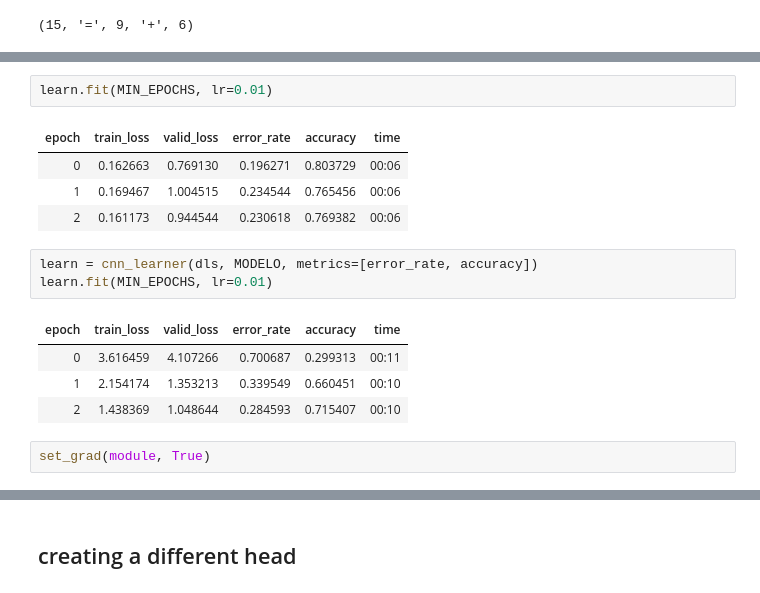
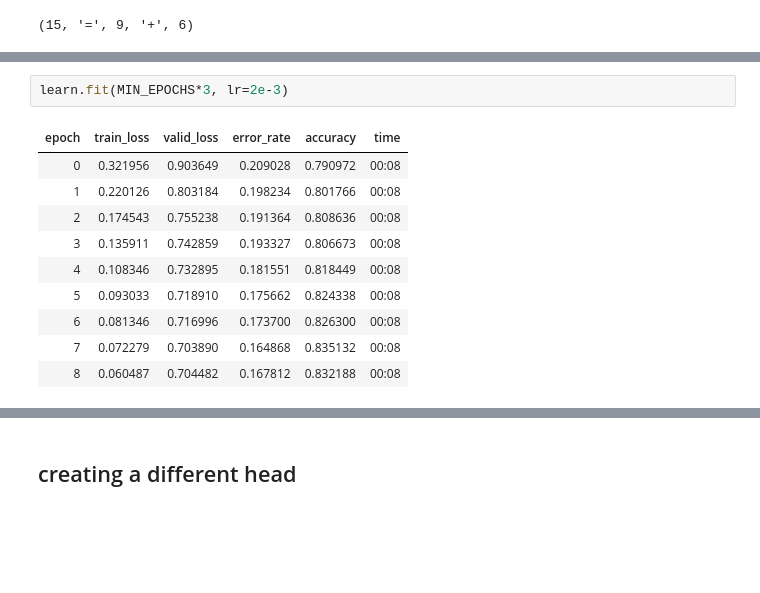
Before and after one commit to tyoc213/blog, a Jupyter notebook: __explorations__/2020_53/flowers and resnet18.ipynb, the cells around one changed output, grey strips where cells are left out. Drawn from its saved outputs; the diff is of its cells as text; blank space fills up the shorter version.

```diff
--- a/__explorations__/2020_53/flowers and resnet18.ipynb
+++ b/__explorations__/2020_53/flowers and resnet18.ipynb
@@ -297,17 +614,13 @@ learn.fit(MIN_EPOCHS, lr=0.01)
 # %%
-learn.fit(MIN_EPOCHS, lr=0.01)
+learn.fit(MIN_EPOCHS*3, lr=2e-3)
 # %% [output]
 | epoch | train_loss | valid_loss | error_rate | accuracy | time |
-| 0 | 0.162663 | 0.769130 | 0.196271 | 0.803729 | 00:06 |
-| 1 | 0.169467 | 1.004515 | 0.234544 | 0.765456 | 00:06 |
-| 2 | 0.161173 | 0.944544 | 0.230618 | 0.769382 | 00:06 |
+| 0 | 0.321956 | 0.903649 | 0.209028 | 0.790972 | 00:08 |
+| 1 | 0.220126 | 0.803184 | 0.198234 | 0.801766 | 00:08 |
+| 2 | 0.174543 | 0.755238 | 0.191364 | 0.808636 | 00:08 |
+| 3 | 0.135911 | 0.742859 | 0.193327 | 0.806673 | 00:08 |
+| 4 | 0.108346 | 0.732895 | 0.181551 | 0.818449 | 00:08 |
+| 5 | 0.093033 | 0.718910 | 0.175662 | 0.824338 | 00:08 |
+| 6 | 0.081346 | 0.716996 | 0.173700 | 0.826300 | 00:08 |
+| 7 | 0.072279 | 0.703890 | 0.164868 | 0.835132 | 00:08 |
+| 8 | 0.060487 | 0.704482 | 0.167812 | 0.832188 | 00:08 |
-# %%
-learn = cnn_learner(dls, MODELO, metrics=[error_rate, accuracy])
-learn.fit(MIN_EPOCHS, lr=0.01)
-# %% [output]
-| epoch | train_loss | valid_loss | error_rate | accuracy | time |
-| 0 | 3.616459 | 4.107266 | 0.700687 | 0.299313 | 00:11 |
-| 1 | 2.154174 | 1.353213 | 0.339549 | 0.660451 | 00:10 |
-| 2 | 1.438369 | 1.048644 | 0.284593 | 0.715407 | 00:10 |
-# %%
-set_grad(module, True)
```
Also changed, not shown: parts of 104 cells of this notebook.
